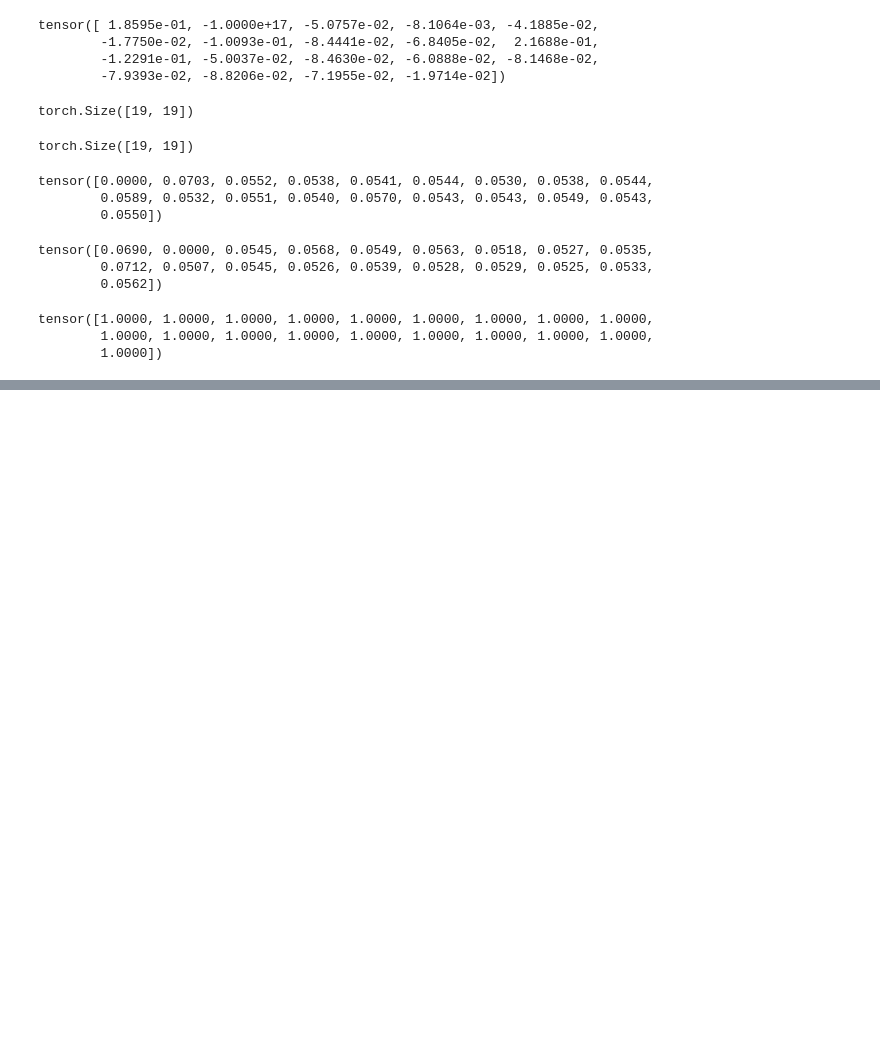
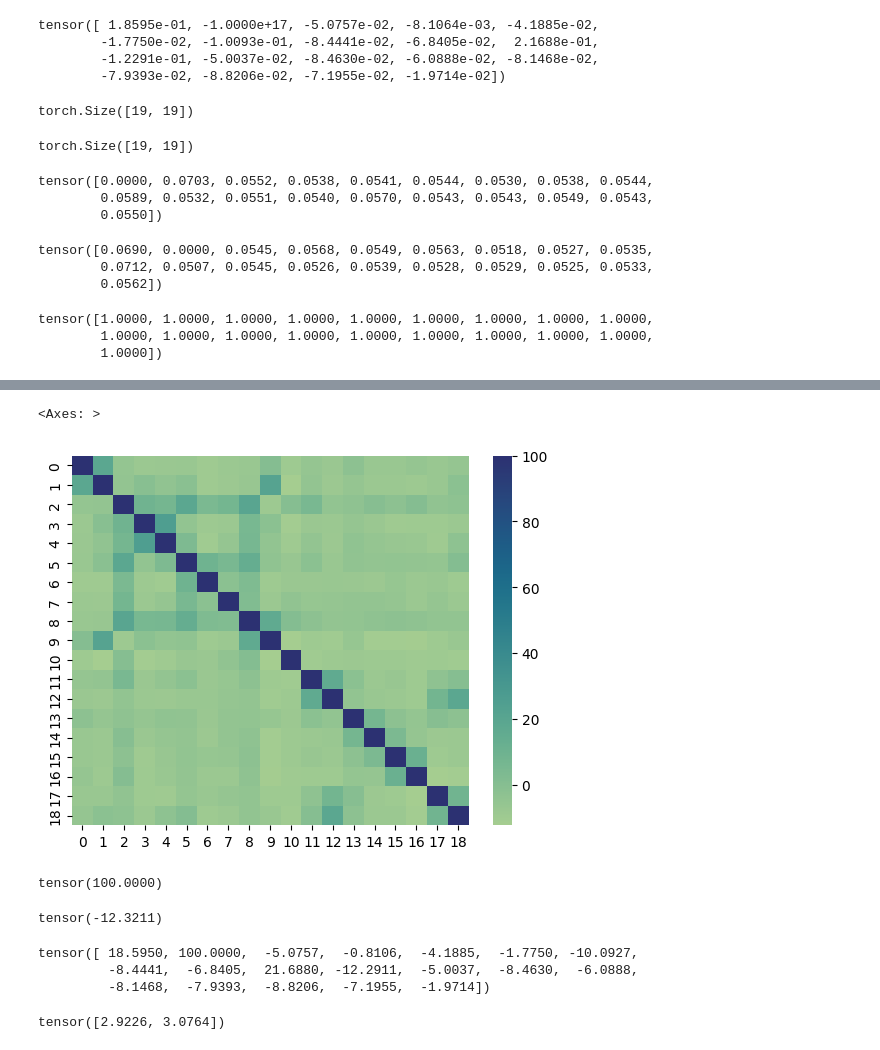
Before and after one commit to Siddharth-Shrivastava7/Diffusion_conditional_prior_segmentation, a Jupyter notebook: DDP/segmentation/mmseg/models/discrete_diffusion/testing_for_protos.ipynb, the cells around one changed output, grey strips where cells are left out. Saved outputs shown, nothing was run; the diff lists cells and outputs as text; code cells hidden in the pictures; blank space fills up the shorter version.

```diff
--- a/DDP/segmentation/mmseg/models/discrete_diffusion/testing_for_protos.ipynb
+++ b/DDP/segmentation/mmseg/models/discrete_diffusion/testing_for_protos.ipynb
@@ -201,0 +324,5 @@ tensor([ 1.0000,  0.1859, -0.0557, -0.0825, -0.0768, -0.0707, -0.0972, -0.0813,
+# %%
+sns.heatmap(similarity_matrix_tensor*100, cmap="crest")
+# %% [output]
+<Axes: >
+[figure, added]
@@ -201,0 +331,18 @@ tensor([ 1.0000,  0.1859, -0.0557, -0.0825, -0.0768, -0.0707, -0.0972, -0.0813,
+# %%
+similarity_matrix_tensor_inper.max()
+# %% [output]
+tensor(100.0000)
+# %%
+similarity_matrix_tensor_inper.min()
+# %% [output]
+tensor(-12.3211)
+# %%
+similarity_matrix_tensor_inper[1]
+# %% [output]
+tensor([ 18.5950, 100.0000,  -5.0757,  -0.8106,  -4.1885,  -1.7750, -10.0927,
+         -8.4441,  -6.8405,  21.6880, -12.2911,  -5.0037,  -8.4630,  -6.0888,
+         -8.1468,  -7.9393,  -8.8206,  -7.1955,  -1.9714])
+# %%
+torch.log(torch.tensor((18.59, 21.68)))
+# %% [output]
+tensor([2.9226, 3.0764])
```
Also changed, not shown: parts of 32 cells of this notebook, 1 other file.
